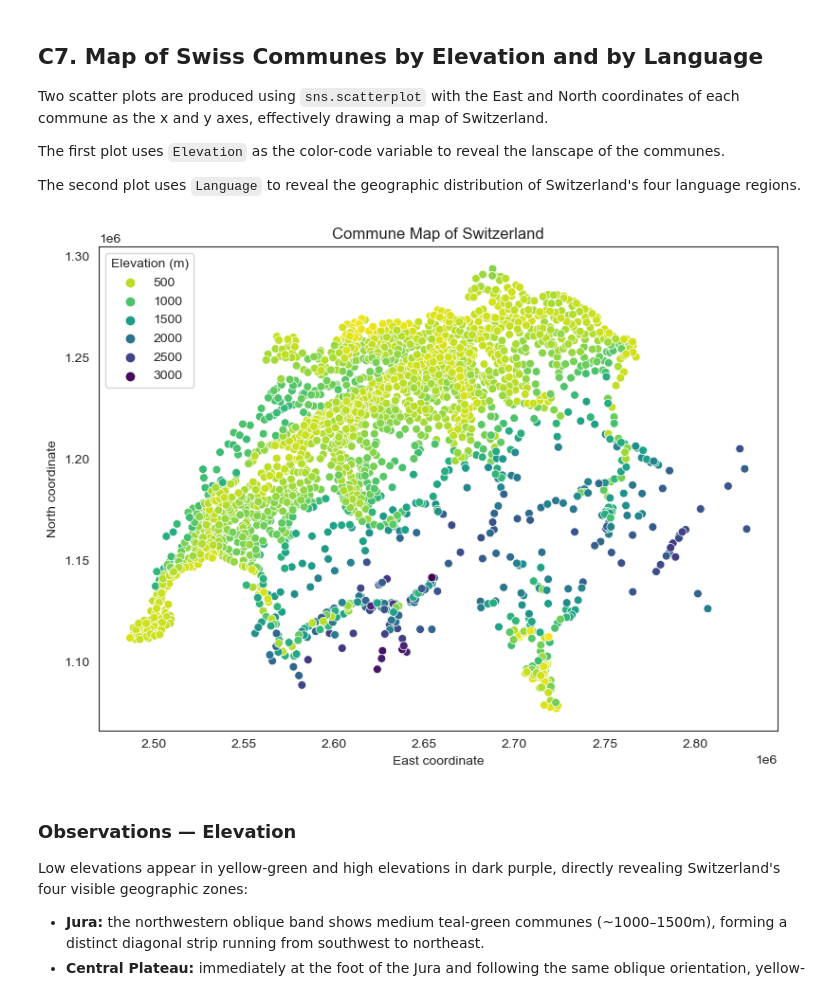
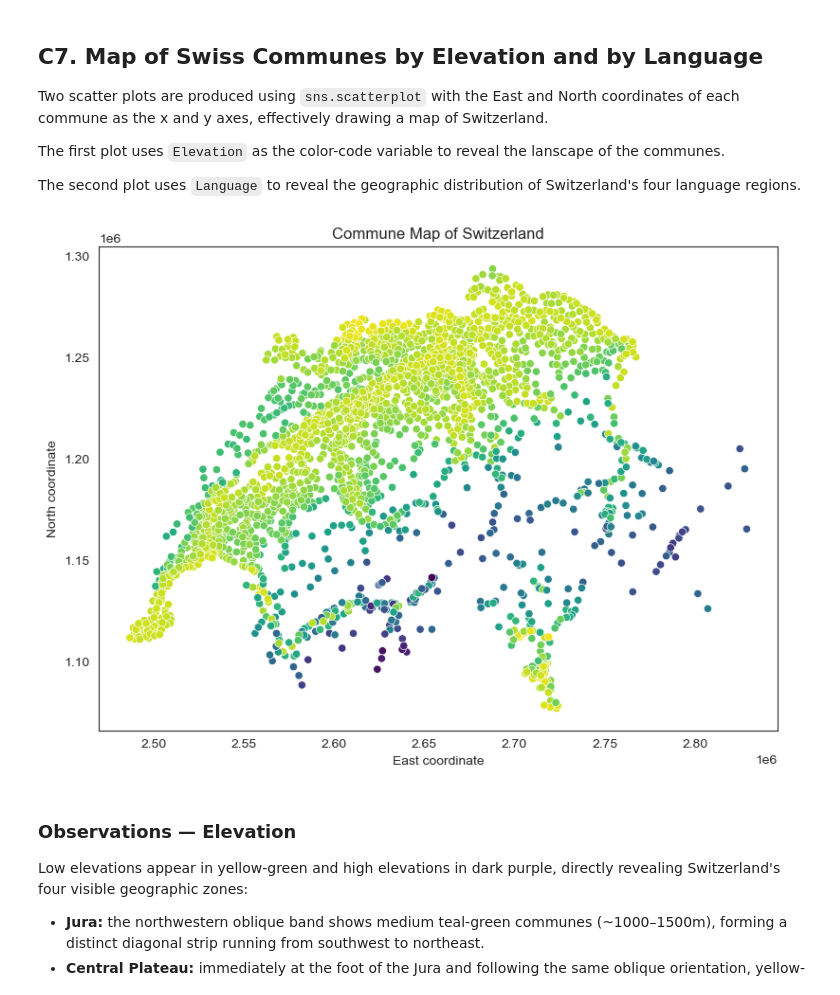
Before and after one commit to mamefatylo/EPFL_swiss_communes_project, a Jupyter notebook: communes_solution.ipynb, the cells around one changed output. Cells and saved outputs as stored; diff of their text form; code cells hidden in the pictures.

```diff
--- a/communes_solution.ipynb
+++ b/communes_solution.ipynb
@@ -191,4 +166,0 @@ All `Commune` strings must be stripped of leading and trailing invisible spaces.
-# %%
-# Ensure Commune column exists and strip leading/trailing spaces
-if 'Commune' in df.columns:
-    df['Commune'] = df['Commune'].str.strip()
@@ -1149,25 +1013,24 @@ The second plot uses `Language` to reveal the geographic distribution of Switzer
 # %%
 # Map of Swiss communes colored by Elevation
 plt.figure(figsize=(8, 6))
 
 sns.scatterplot(
     data=df,
     x='East coordinate',
     y='North coordinate',
     hue='Elevation',
     palette='viridis_r',
-    s=40
+    legend=False  # Add this line to remove the legend
 )
 
 plt.title('Commune Map of Switzerland')
 plt.xlabel('East coordinate')
 plt.ylabel('North coordinate')
-plt.legend(title='Elevation (m)', loc='upper left')
 
 plt.tight_layout()
 plt.show()
 # %% [output]
-[figure, old version]
+[figure, new version]
 # %% [markdown]
 ### Observations — Elevation
 
```
Also changed, not shown: parts of 50 cells of this notebook.
